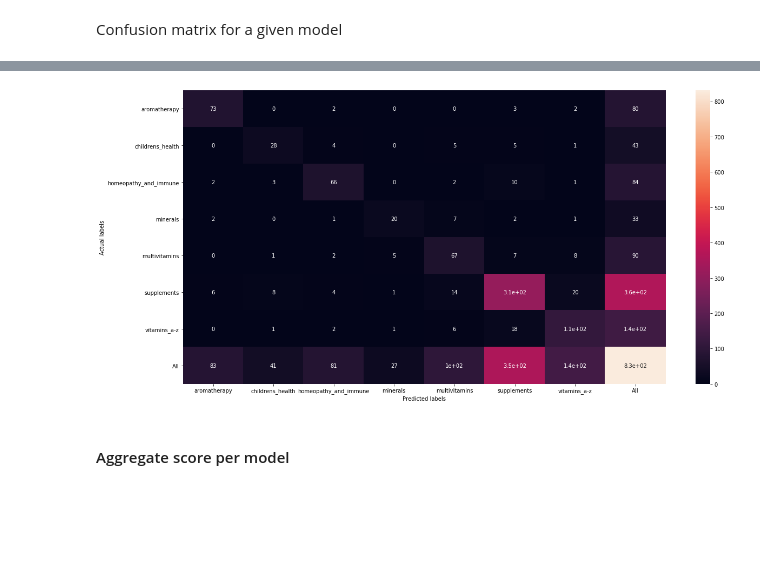
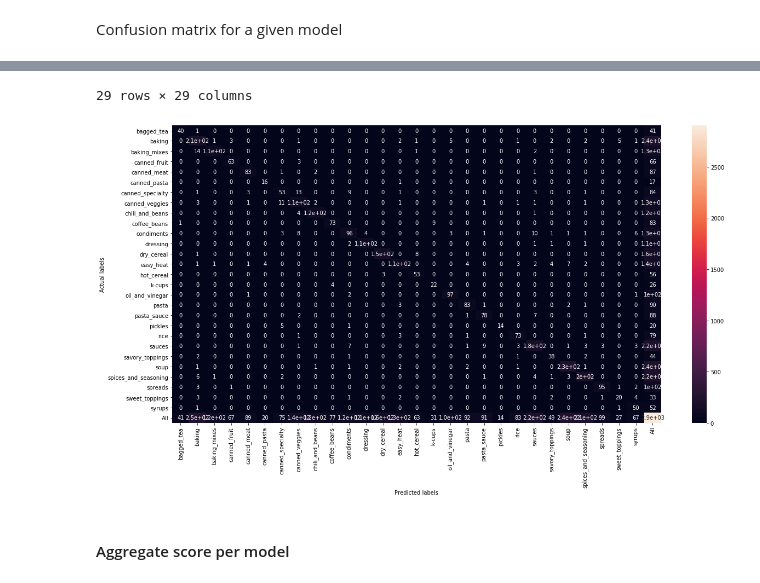
Before and after one commit to AbhiSivaprasad/doordash-ml, a Jupyter notebook: notebooks/# of Data + Impact on Predictions.ipynb, the cells around one changed output, grey strips where cells are left out. Saved outputs shown, nothing was run; the diff lists cells and outputs as text; code cells hidden in the pictures; blank space fills up the shorter version.

```diff
--- a/notebooks/# of Data + Impact on Predictions.ipynb
+++ b/notebooks/# of Data + Impact on Predictions.ipynb
@@ -332,7 +329,7 @@ snacks         chips                            2704          315.0    436.0
 # %% [markdown]
 Confusion matrix for a given model
 # %%
-preds = hybrid_preds["vitamins"]
+preds = hybrid_best_preds["pantry"]
 
 # generate confusion matrix
 confusion_matrix = pd.crosstab(preds["Category ID"], preds["Pred"], margins=True)
@@ -368,4 +373,5 @@ confusion_matrix
+29 rows × 29 columns
-[figure, old version]
+[figure, new version]
 # %% [markdown]
 #### Aggregate score per model
 # %% [markdown]
```
Also changed, not shown: parts of 2 cells of this notebook, 1 other file.
